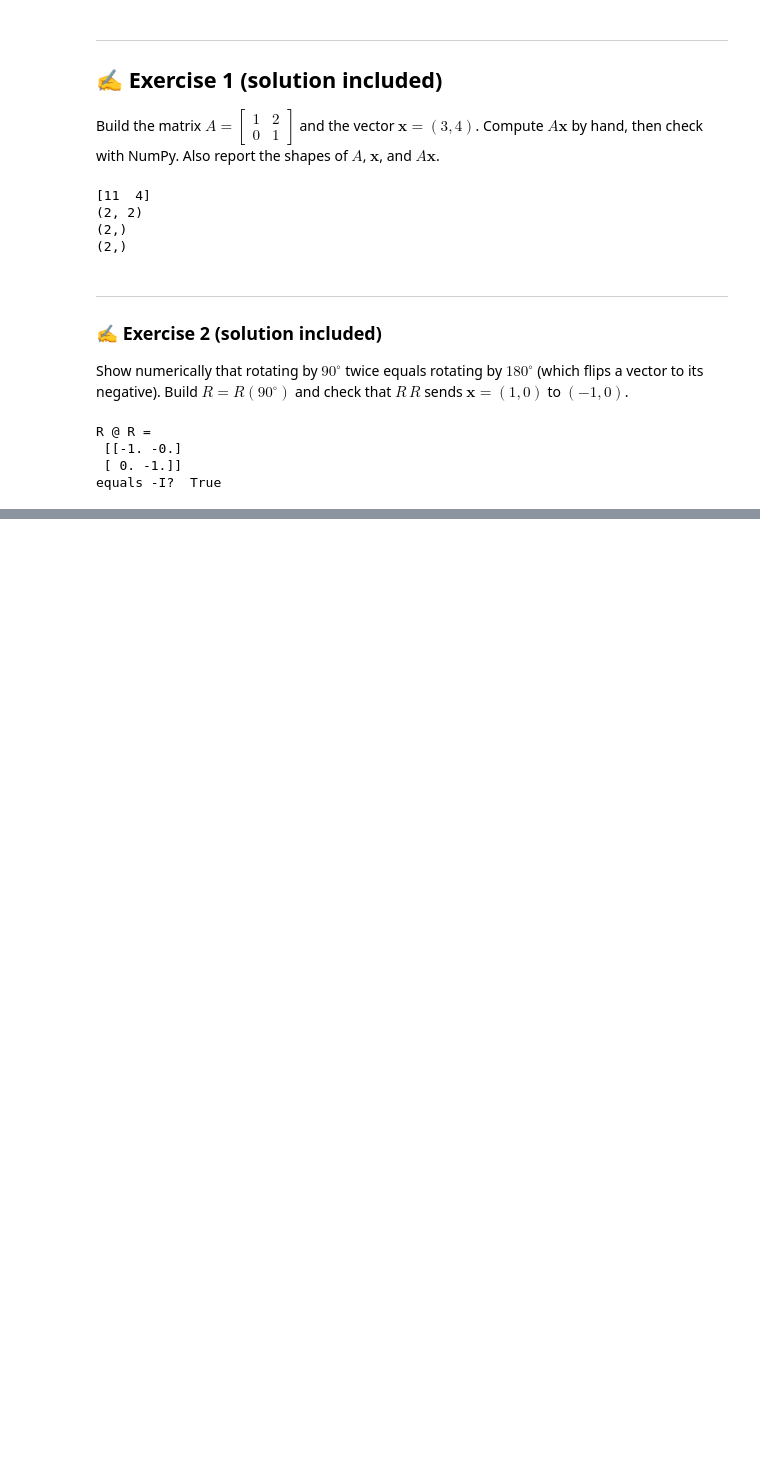
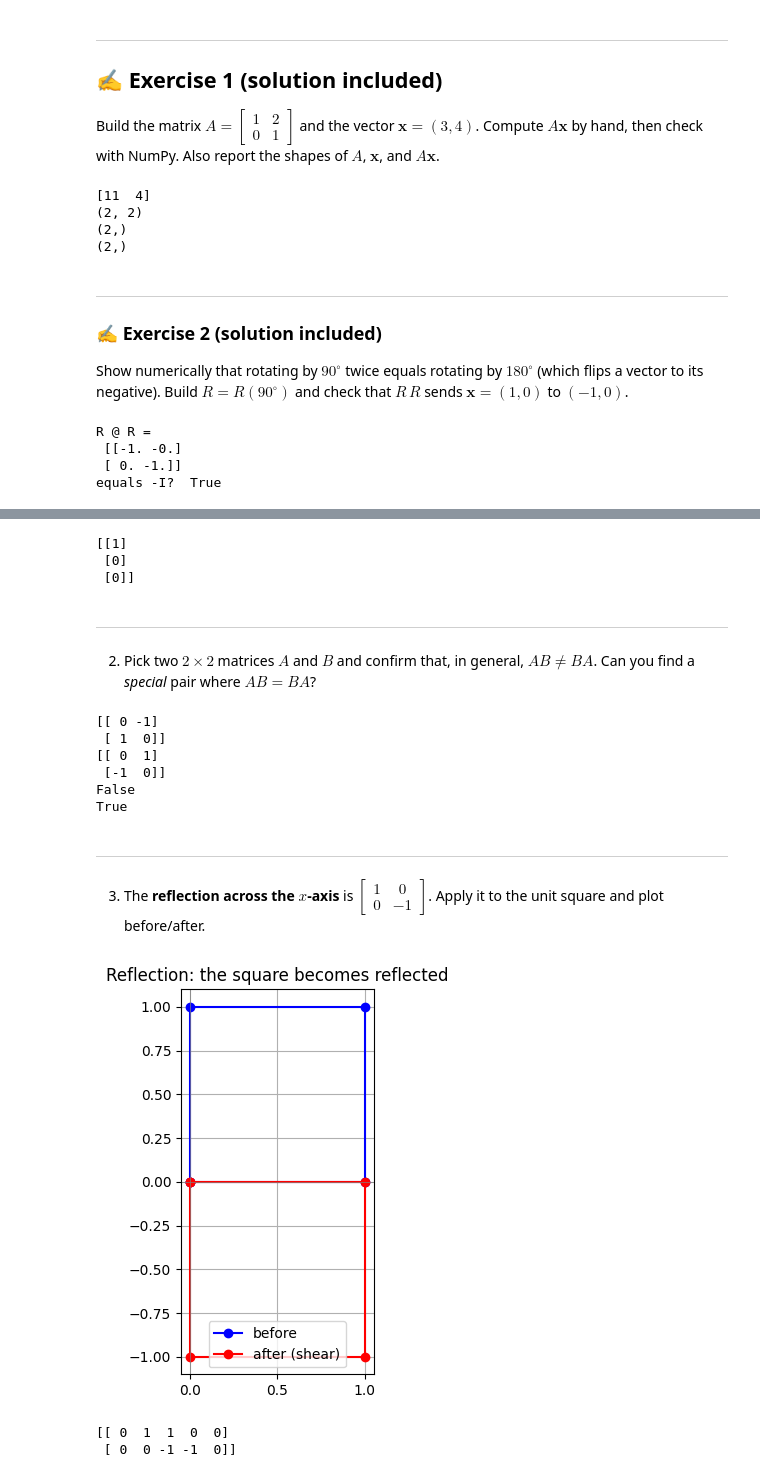
Before and after one commit to JayZeus999/Math-For-ML, a Jupyter notebook: cto-school/04a_matrices.ipynb, the cells around one changed output, grey strips where cells are left out. Saved outputs shown, nothing was run; the diff lists cells and outputs as text; code cells hidden in the pictures; blank space fills up the shorter version.

Commit message:
Show the non-commutativity of matrix multiplication

```diff
--- a/cto-school/04a_matrices.ipynb
+++ b/cto-school/04a_matrices.ipynb
@@ -417,0 +424,64 @@ equals -I?  True
+# %%
+A_mod2 = np.array([[0, 1, 0],
+                   [0, 0, 1],
+                   [1, 0, 0]])
+
+three_by_one = np.array([[0],   # not a 1 x 3 vector
+                         [1],
+                         [0]])
+
+print(A_mod2 @ three_by_one)
+# %% [output]
+[[1]
+ [0]
+ [0]]
+# %% [markdown]
+____
+2. Pick two $2\times 2$ matrices $A$ and $B$ and confirm that, in general,
+   $AB \neq BA$. Can you find a *special* pair where $AB = BA$?
+# %%
+X = np.array([[0, 1],
+              [1, 0]])
+
+Z = np.array([[1, 0],
+              [0, -1]])
+
+print(X @ Z)
+print(Z @ X)
+print(np.allclose(X @ Z, Z @ X))    # False
+
+I = np.eye(2)
+print(np.allclose(I @ Z, Z @ I))    # True
+# %% [output]
+[[ 0 -1]
+ [ 1  0]]
+[[ 0  1]
+ [-1  0]]
+False
+True
+# %% [markdown]
+____
+3. The **reflection across the $x$-axis** is
+   $\begin{bmatrix} 1 & 0 \\ 0 & -1 \end{bmatrix}$. Apply it to the unit square
+   and plot before/after.
+# %%
+unit_sq = np.array([[0, 1, 1, 0, 0],
+                    [0, 0, 1, 1, 0]])
+
+reflection_mx = np.array([[1, 0],
+                          [0, -1]])
+
+reflected_sq = (reflection_mx @ unit_sq)
+
+plt.figure(figsize=(5, 5))
+plt.plot(unit_sq[0], unit_sq[1], "b-o", label="before")
+plt.plot(reflected_sq[0],    reflected_sq[1],    "r-o", label="after (shear)")
+plt.axhline(0, color="gray", lw=0.5); plt.axvline(0, color="gray", lw=0.5)
+plt.gca().set_aspect("equal"); plt.grid(True); plt.legend()
+plt.title("Reflection: the square becomes reflected")
+plt.show()
+print(reflected_sq)
+# %% [output]
+[figure, added]
+[[ 0  1  1  0  0]
+ [ 0  0 -1 -1  0]]
```
Also changed, not shown: parts of 4 cells of this notebook.
